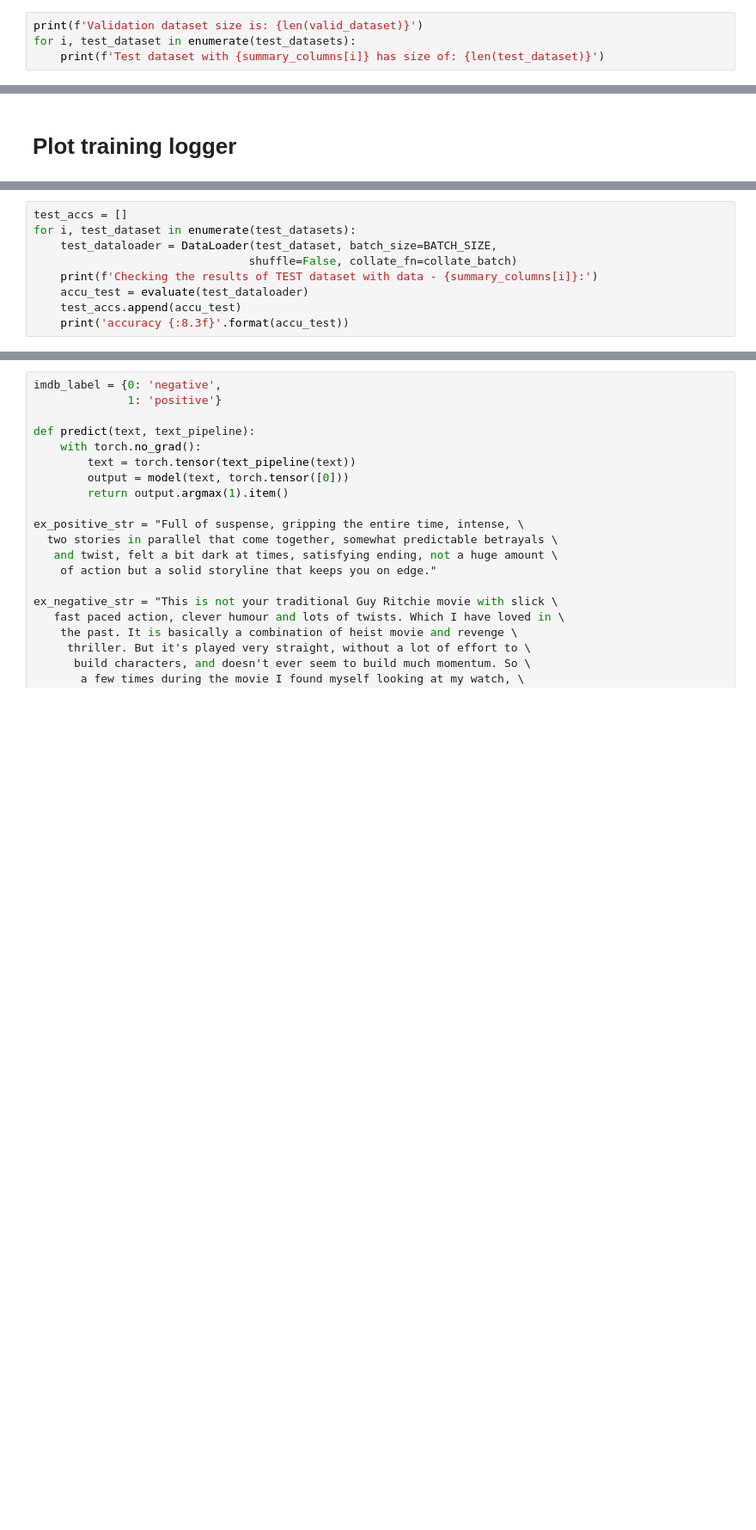
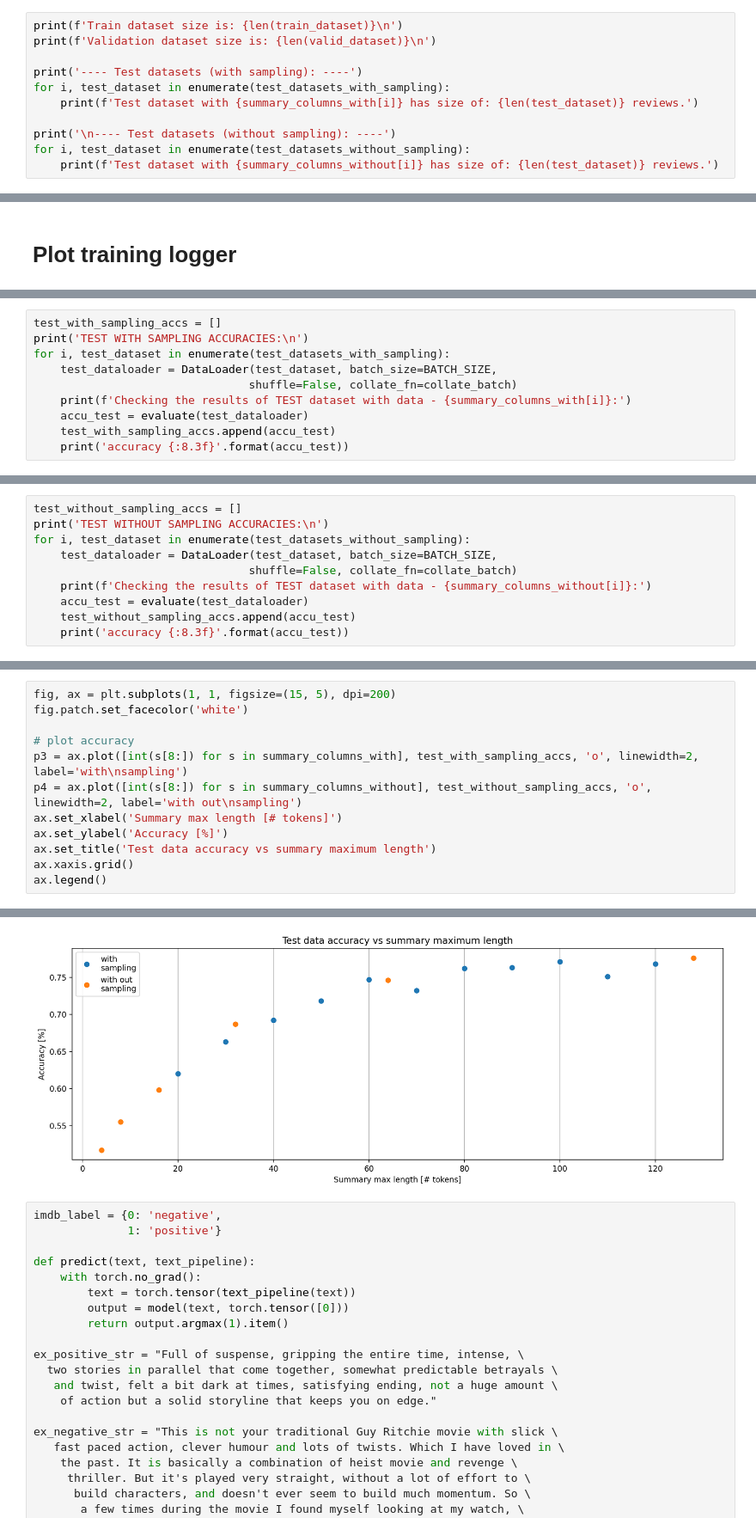
Before and after one commit to RoyElkabetz/Sentiment-Classification-of-Machine-Summarized-Text, a Jupyter notebook: notebooks/Text_Classification_full_vs_machine_summarized.ipynb, the cells around one changed output, grey strips where cells are left out. Shown at 86% size. Cells and saved outputs as stored; diff of their text form; blank space fills up the shorter version.

```diff
--- a/notebooks/Text_Classification_full_vs_machine_summarized.ipynb
+++ b/notebooks/Text_Classification_full_vs_machine_summarized.ipynb
@@ -182,5 +276,12 @@ for item in summary_columns:
 # %%
-print(f'Validation dataset size is: {len(valid_dataset)}')
-for i, test_dataset in enumerate(test_datasets):
-    print(f'Test dataset with {summary_columns[i]} has size of: {len(test_dataset)}')
+print(f'Train dataset size is: {len(train_dataset)}\n')
+print(f'Validation dataset size is: {len(valid_dataset)}\n')
+
+print('---- Test datasets (with sampling): ----')
+for i, test_dataset in enumerate(test_datasets_with_sampling):
+    print(f'Test dataset with {summary_columns_with[i]} has size of: {len(test_dataset)} reviews.')
+
+print('\n---- Test datasets (without sampling): ----')
+for i, test_dataset in enumerate(test_datasets_without_sampling):
+    print(f'Test dataset with {summary_columns_without[i]} has size of: {len(test_dataset)} reviews.')
 # %% [output]
@@ -382,10 +496,11 @@ ax.legend()
 # %%
-test_accs = []
-for i, test_dataset in enumerate(test_datasets):
+test_with_sampling_accs = []
+print('TEST WITH SAMPLING ACCURACIES:\n')
+for i, test_dataset in enumerate(test_datasets_with_sampling):
     test_dataloader = DataLoader(test_dataset, batch_size=BATCH_SIZE,
                                 shuffle=False, collate_fn=collate_batch)
-    print(f'Checking the results of TEST dataset with data - {summary_columns[i]}:')
+    print(f'Checking the results of TEST dataset with data - {summary_columns_with[i]}:')
     accu_test = evaluate(test_dataloader)
-    test_accs.append(accu_test)
+    test_with_sampling_accs.append(accu_test)
     print('accuracy {:8.3f}'.format(accu_test))
 # %% [output]
@@ -405,0 +526,10 @@ accuracy    0.539
+# %%
+test_without_sampling_accs = []
+print('TEST WITHOUT SAMPLING ACCURACIES:\n')
+for i, test_dataset in enumerate(test_datasets_without_sampling):
+    test_dataloader = DataLoader(test_dataset, batch_size=BATCH_SIZE,
+                                shuffle=False, collate_fn=collate_batch)
+    print(f'Checking the results of TEST dataset with data - {summary_columns_without[i]}:')
+    accu_test = evaluate(test_dataloader)
+    test_without_sampling_accs.append(accu_test)
+    print('accuracy {:8.3f}'.format(accu_test))
@@ -405,0 +551,13 @@ accuracy    0.539
+# %%
+fig, ax = plt.subplots(1, 1, figsize=(15, 5), dpi=200)
+fig.patch.set_facecolor('white')
+
+# plot accuracy
+p3 = ax.plot([int(s[8:]) for s in summary_columns_with], test_with_sampling_accs, 'o', linewidth=2, label='with\nsampling')
+p4 = ax.plot([int(s[8:]) for s in summary_columns_without], test_without_sampling_accs, 'o', linewidth=2, label='with out\nsampling')
+ax.set_xlabel('Summary max length [# tokens]')
+ax.set_ylabel('Accuracy [%]')
+ax.set_title('Test data accuracy vs summary maximum length')
+ax.xaxis.grid()
+ax.legend()
+# %% [output]
@@ -406,3 +565,4 @@ accuracy    0.539
+[figure, added]
 # %%
 imdb_label = {0: 'negative',
               1: 'positive'}
```
Also changed, not shown: parts of 26 cells of this notebook.
